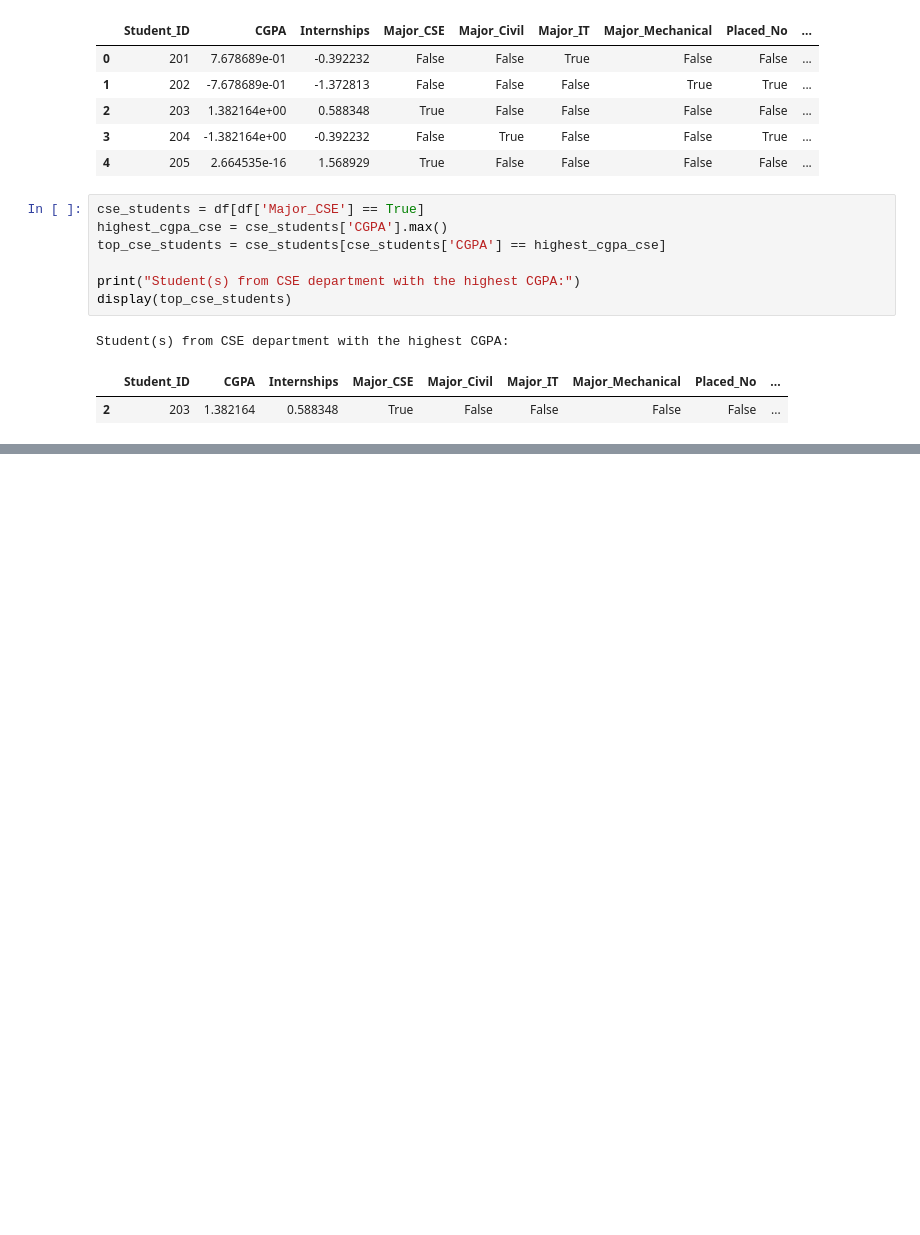
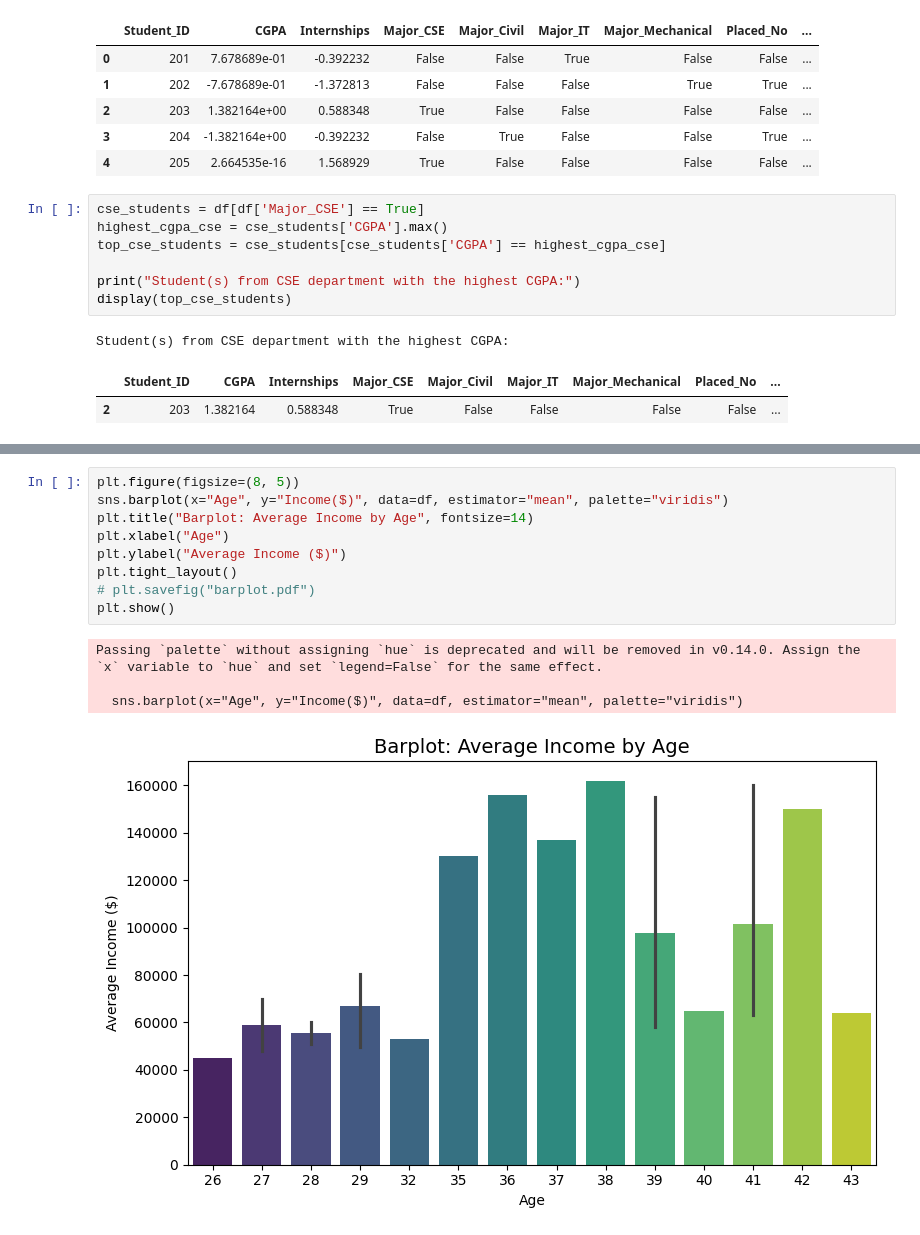
Before and after one commit to nupur221/ML_problem_solving, a Jupyter notebook: data_hnd.ipynb, the cells around one changed output, grey strips where cells are left out. Saved outputs shown, nothing was run; the diff lists cells and outputs as text; blank space fills up the shorter version.

```diff
--- a/data_hnd.ipynb
+++ b/data_hnd.ipynb
@@ -129,0 +199,14 @@ Student(s) from CSE department with the highest CGPA:
+# %%
+plt.figure(figsize=(8, 5))
+sns.barplot(x="Age", y="Income($)", data=df, estimator="mean", palette="viridis")
+plt.title("Barplot: Average Income by Age", fontsize=14)
+plt.xlabel("Age")
+plt.ylabel("Average Income ($)")
+plt.tight_layout()
+# plt.savefig("barplot.pdf")
+plt.show()
+# %% [output]
+Passing `palette` without assigning `hue` is deprecated and will be removed in v0.14.0. Assign the `x` variable to `hue` and set `legend=False` for the same effect.
+
+  sns.barplot(x="Age", y="Income($)", data=df, estimator="mean", palette="viridis")
+[figure, added]
```
Also changed, not shown: parts of 8 cells of this notebook.
